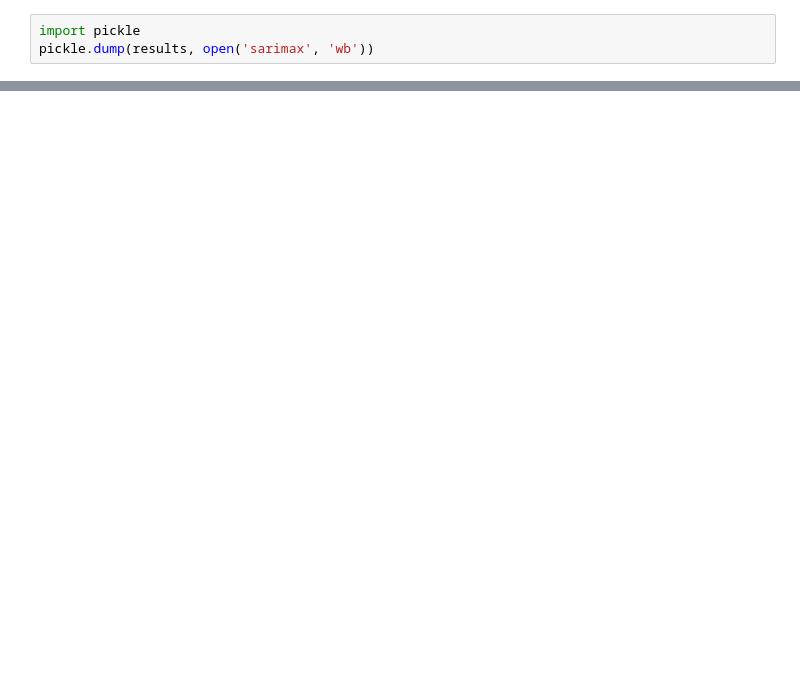
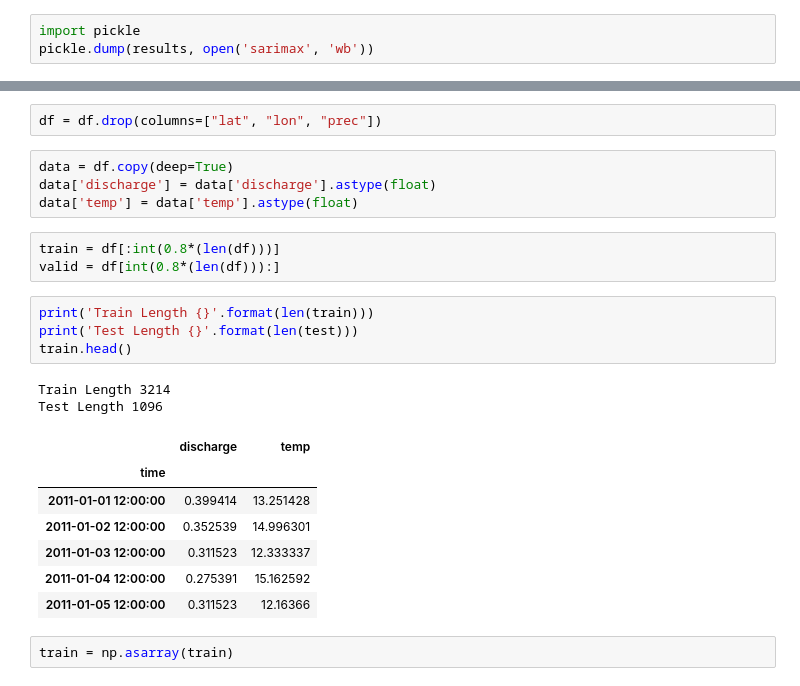
Before and after one commit to kode-git/copernicus, a Jupyter notebook: Data_Modelling_and_Evaluation.ipynb, the cells around one changed output, grey strips where cells are left out. Saved outputs shown, nothing was run; the diff lists cells and outputs as text; blank space fills up the shorter version.

```diff
--- a/Data_Modelling_and_Evaluation.ipynb
+++ b/Data_Modelling_and_Evaluation.ipynb
@@ -408,0 +424,25 @@ SARIMA represents an excellent baseline to improve the model implementation usin
+# %%
+df = df.drop(columns=["lat", "lon", "prec"])
+# %%
+data = df.copy(deep=True)
+data['discharge'] = data['discharge'].astype(float)
+data['temp'] = data['temp'].astype(float)
+# %%
+train = df[:int(0.8*(len(df)))]
+valid = df[int(0.8*(len(df))):]
+# %%
+print('Train Length {}'.format(len(train)))
+print('Test Length {}'.format(len(test)))
+train.head()
+# %% [output]
+Train Length 3214
+Test Length 1096
+|  | discharge | temp |
+| time |  |  |
+| 2011-01-01 12:00:00 | 0.399414 | 13.251428 |
+| 2011-01-02 12:00:00 | 0.352539 | 14.996301 |
+| 2011-01-03 12:00:00 | 0.311523 | 12.333337 |
+| 2011-01-04 12:00:00 | 0.275391 | 15.162592 |
+| 2011-01-05 12:00:00 | 0.311523 | 12.16366 |
+# %%
+train = np.asarray(train)
```
Also changed, not shown: parts of 17 cells of this notebook.
